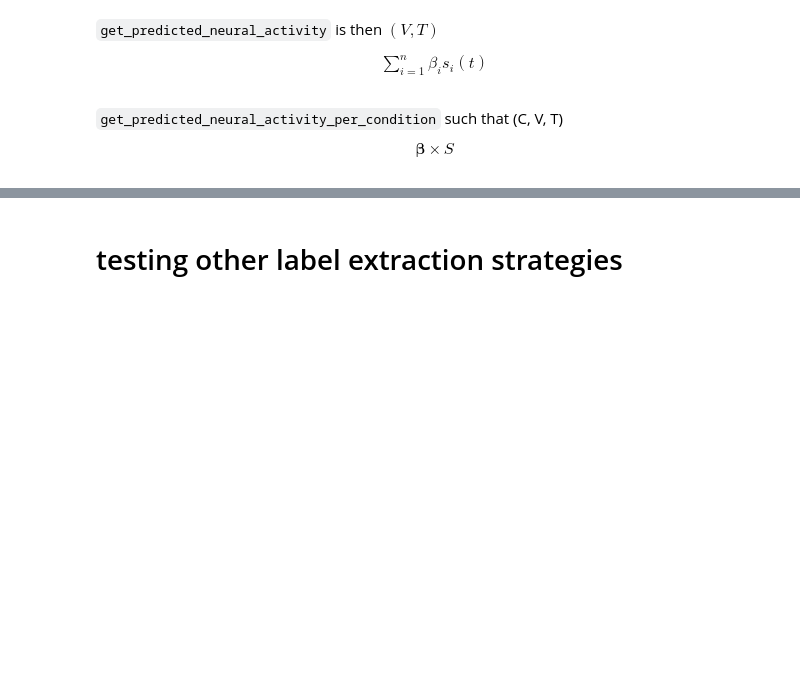
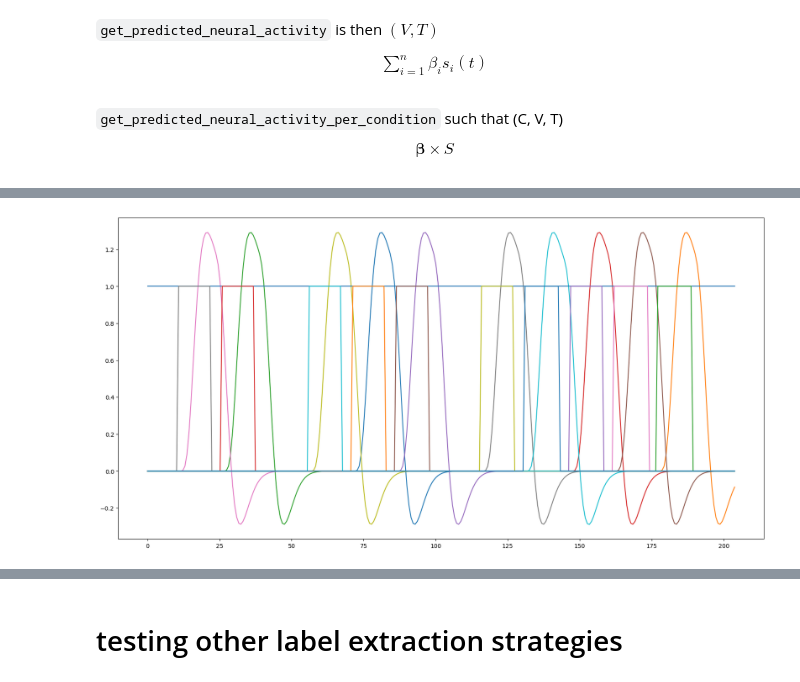
Before and after one commit to fedemengo/CS-433-ML4S, a Jupyter notebook: preprocessing_pipeline.ipynb, the cells around one changed output, grey strips where cells are left out. Saved outputs shown, nothing was run; the diff lists cells and outputs as text; code cells hidden in the pictures; blank space fills up the shorter version.

```diff
--- a/preprocessing_pipeline.ipynb
+++ b/preprocessing_pipeline.ipynb
@@ -321,0 +340,10 @@ computing f-map and selecting 98th voxel
+# %%
+frame_times = np.arange(0, 284 * TR, TR)
+
+dm = make_first_level_design_matrix(frame_times, events, drift_model=None)
+# %%
+plt.figure(figsize=(20, 10))
+plt.plot(dm);
+plt.plot(binary_design_matrix(events, TR, 284));
+# %% [output]
+[figure, added]
```
Also changed, not shown: parts of 19 cells of this notebook, 25 other files.
